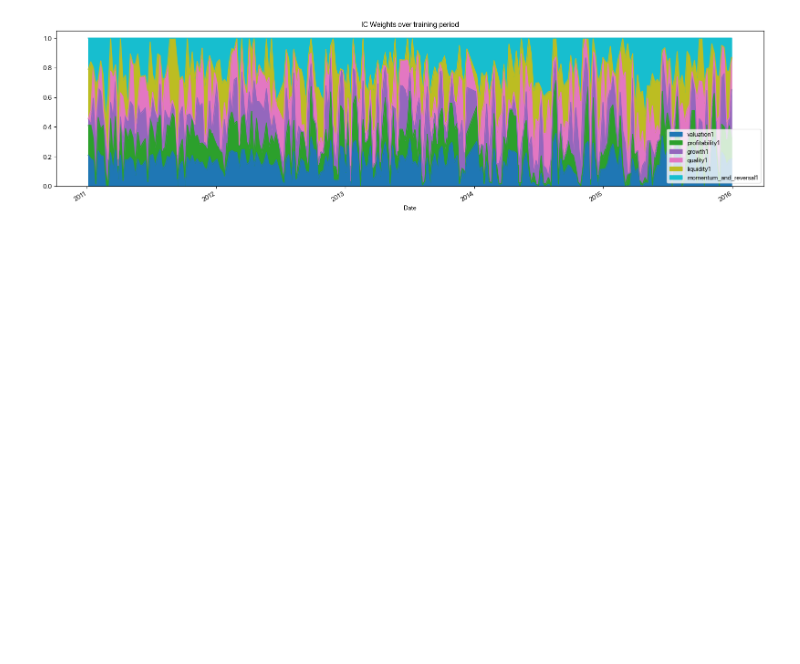
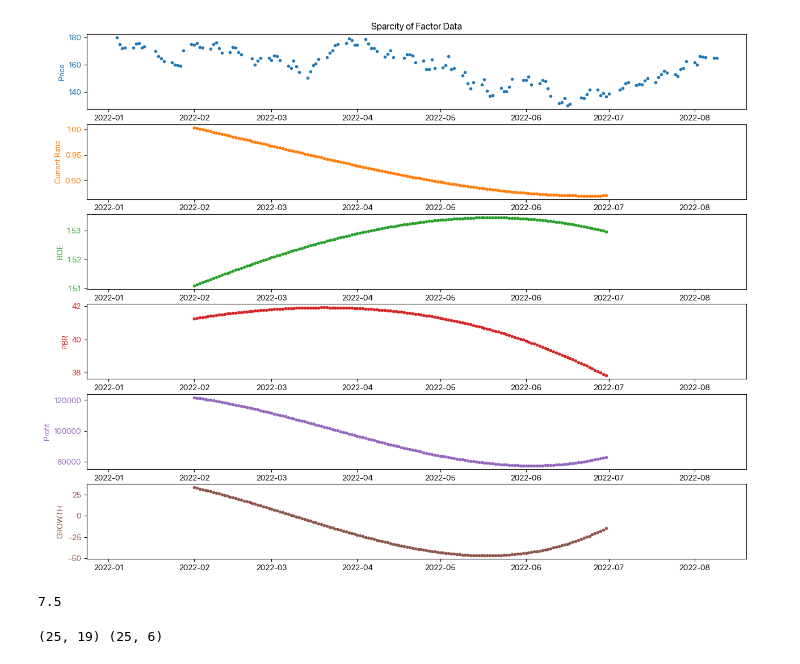
Before and after one commit to taehokimmm/MFSS-XGBoost, a Jupyter notebook: MFSS-XGBoost.ipynb, the cells around one changed output. Saved outputs shown, nothing was run; the diff lists cells and outputs as text; code cells hidden in the pictures; blank space fills up the shorter version.

```diff
--- a/MFSS-XGBoost.ipynb
+++ b/MFSS-XGBoost.ipynb
@@ -26,0 +59,36 @@ for stock in stocks:
+# %%
+# Plot Price and stats in multiple axis
+preview = 150
+
+fig = plt.figure(figsize=(15, 12))
+ax = plt.subplot(6, 1, 1)
+ax.scatter(
+    dow30.stocks[0].df["Date"].tail(preview),
+    dow30.stocks[0].df["Close"].tail(preview),
+    marker=".",
+    label="Price",
+    color="tab:blue",
+)
+ax.set_ylabel("Price", color="tab:blue")
+ax.tick_params(axis="y", labelcolor="tab:blue")
+ax.set_title("Sparcity of Factor Data")
+colors = ["tab:orange", "tab:green", "tab:red", "tab:purple", "tab:brown"]
+colors.reverse()
+for factor in dow30.stocks[0].dfStat.columns[1:]:
+    color = colors.pop()
+    plt.subplot(6, 1, (6 - len(colors)), sharex=ax)
+    plt.plot(
+        dow30.stocks[0].dfStat["Date"].tail(preview),
+        dow30.stocks[0].dfStat[factor].tail(preview),
+        ".",
+        label=factor,
+        color=color,
+    )
+    plt.ylabel(factor, color=color)
+    plt.tick_params(axis="y", labelcolor=color)
+# %% [output]
+[figure, added]
+# %%
+dow30.calcIC("valuation", "2016-01-05", 1)
+# %% [output]
+7.5
@@ -26,0 +99,7 @@ for stock in stocks:
+# %%
+# Test Dataset
+from StockHelper import createICDataFrame
+IC_test, nextIC_test, _ = createICDataFrame(dow30, TEST_PERIOD)
+print(IC_test.shape, nextIC_test.shape)
+# %% [output]
+(25, 19) (25, 6)
@@ -48,14 +133,3 @@ IC_train, nextIC_train, icwithdate = createICDataFrame(dow30, TRAIN_PERIOD)
-# %%
-# IC Graph Generation
-icwithdate.plot.area(
-    figsize=(20, 5),
-    legend=True,
-    colormap="tab10",
-    title="IC Weights over training period",
-)
-plt.savefig(dpi=300, fname="icweights.png")
-# %% [output]
-[figure, removed]
 # %%
 # Model Training
 print(IC_train.shape, nextIC_train.shape)
```
Also changed, not shown: parts of 10 cells of this notebook, 2 other files.
